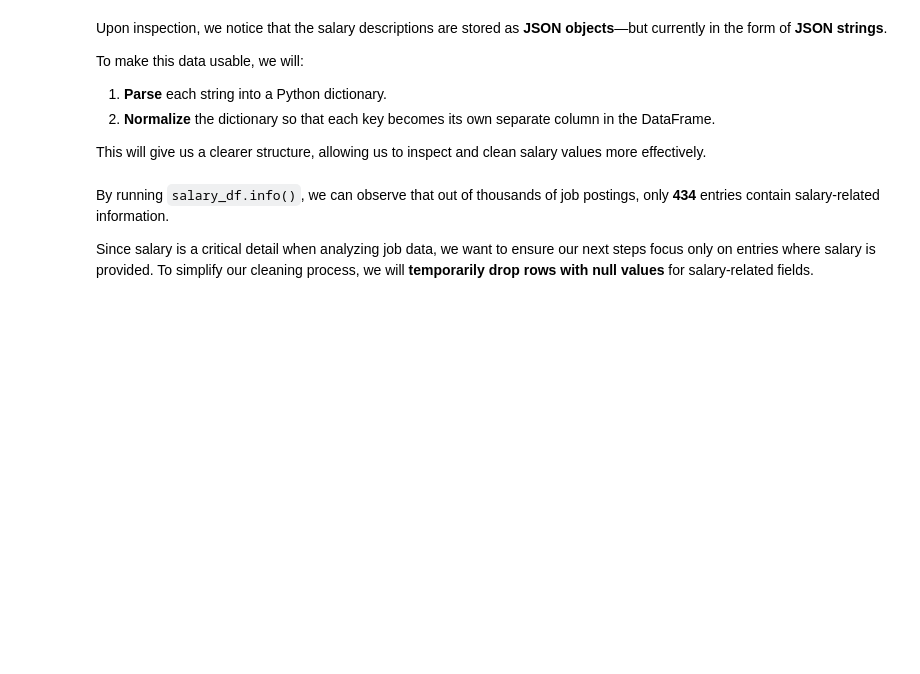
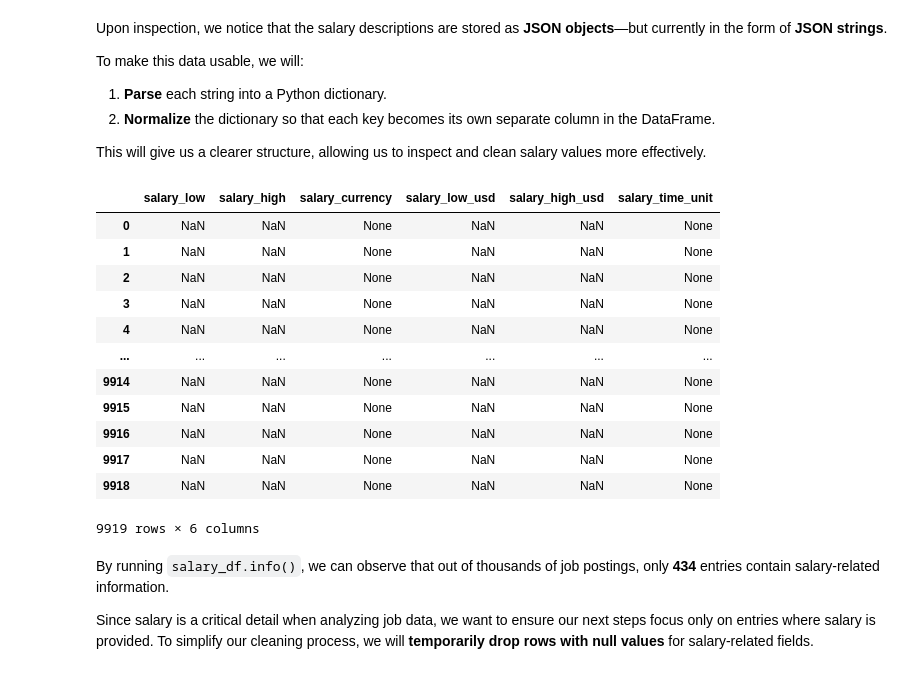
Before and after one commit to dredredre20/CSMODEL_MCO, a Jupyter notebook: mco.ipynb, the cells around one changed output. Cells and saved outputs as stored; diff of their text form; code cells hidden in the pictures; blank space fills up the shorter version.

```diff
--- a/mco.ipynb
+++ b/mco.ipynb
@@ -118,13 +118,28 @@ This will give us a clearer structure, allowing us to inspect and clean salary v
 # %%
 salary_df = job_posting_df.copy()
 
 # Parse json object into a dictionary
 salary_df['Salary Data'] = salary_df['Salary Data'].apply(
     lambda x: json.loads(x) if isinstance(x, str) else x
 )
 
 # Normalize Salary Data into new columns and remove rows with null values
 salary_df = pd.json_normalize(salary_df['Salary Data'])
+salary_df
+# %% [output]
+|  | salary_low | salary_high | salary_currency | salary_low_usd | salary_high_usd | salary_time_unit |
+| 0 | NaN | NaN | None | NaN | NaN | None |
+| 1 | NaN | NaN | None | NaN | NaN | None |
+| 2 | NaN | NaN | None | NaN | NaN | None |
+| 3 | NaN | NaN | None | NaN | NaN | None |
+| 4 | NaN | NaN | None | NaN | NaN | None |
+| ... | ... | ... | ... | ... | ... | ... |
+| 9914 | NaN | NaN | None | NaN | NaN | None |
+| 9915 | NaN | NaN | None | NaN | NaN | None |
+| 9916 | NaN | NaN | None | NaN | NaN | None |
+| 9917 | NaN | NaN | None | NaN | NaN | None |
+| 9918 | NaN | NaN | None | NaN | NaN | None |
+9919 rows × 6 columns
 # %% [markdown]
 By running `salary_df.info()`, we can observe that out of thousands of job postings, only **434** entries contain salary-related information.
 
```
Also changed, not shown: parts of 6 cells of this notebook.
